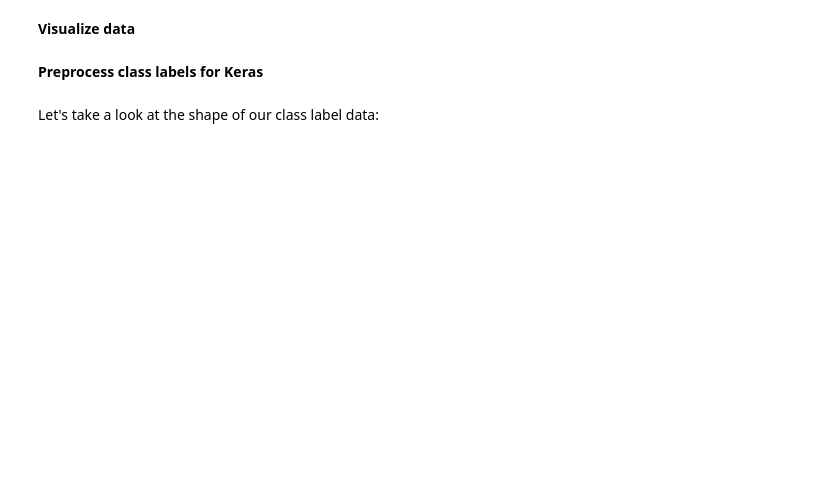
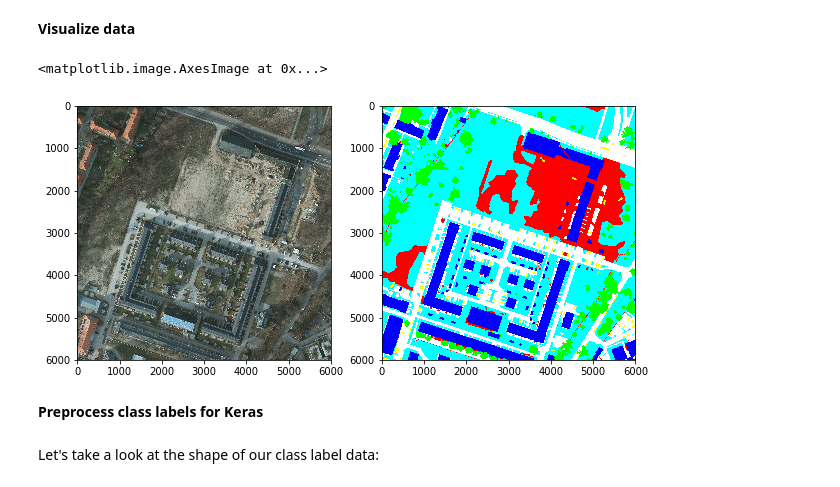
Before and after one commit to yaron1000/cnn-models, a Jupyter notebook: SegNet_Keras.ipynb, the cells around one changed output. Cells and saved outputs as stored; diff of their text form; code cells hidden in the pictures; blank space fills up the shorter version.

```diff
--- a/SegNet_Keras.ipynb
+++ b/SegNet_Keras.ipynb
@@ -27,9 +14,25 @@ y_train_tif = load_tif_3bands("/Users/ikersanchez/Vizzuality/PROIEKTUAK/Skydippe
+# %%
+directory_x = "/Users/ikersanchez/Vizzuality/PROIEKTUAK/Skydipper/Data/Potsdam/2_Ortho_RGB/"
+directory_y = "/Users/ikersanchez/Vizzuality/PROIEKTUAK/Skydipper/Data/Potsdam/5_Labels_all/"
+files_x_train = sorted(os.listdir(directory_x))[:1]
+files_y_train = sorted(os.listdir(directory_y))[:1]
+files_x_validation = sorted(os.listdir(directory_x))[1:2]
+files_y_validation = sorted(os.listdir(directory_y))[1:2]
+# Train data
+x_train = load_tif_3bands(directory_x, files_x_train)
+y_train = load_tif_3bands(directory_y, files_y_train)
+# Validation data
+x_validation = load_tif_3bands(directory_x, files_x_validation)
+y_validation = load_tif_3bands(directory_y, files_y_validation)
 # %% [markdown]
 **Visualize data**
 # %%
 fig, axs = plt.subplots(nrows=1, ncols=2, figsize=(10,5))
 ax = axs[0]
-ax.imshow(x_train[0,:,:,:]);
+ax.imshow(x_train[0,:,:,:])
 
 ax = axs[1]
-ax.imshow(y_train[0,:,:]);
+ax.imshow(y_train[0,:,:,:])
+# %% [output]
+<matplotlib.image.AxesImage at 0x...>
+[figure, added]
```
Also changed, not shown: parts of 42 cells of this notebook, 5 other files.
